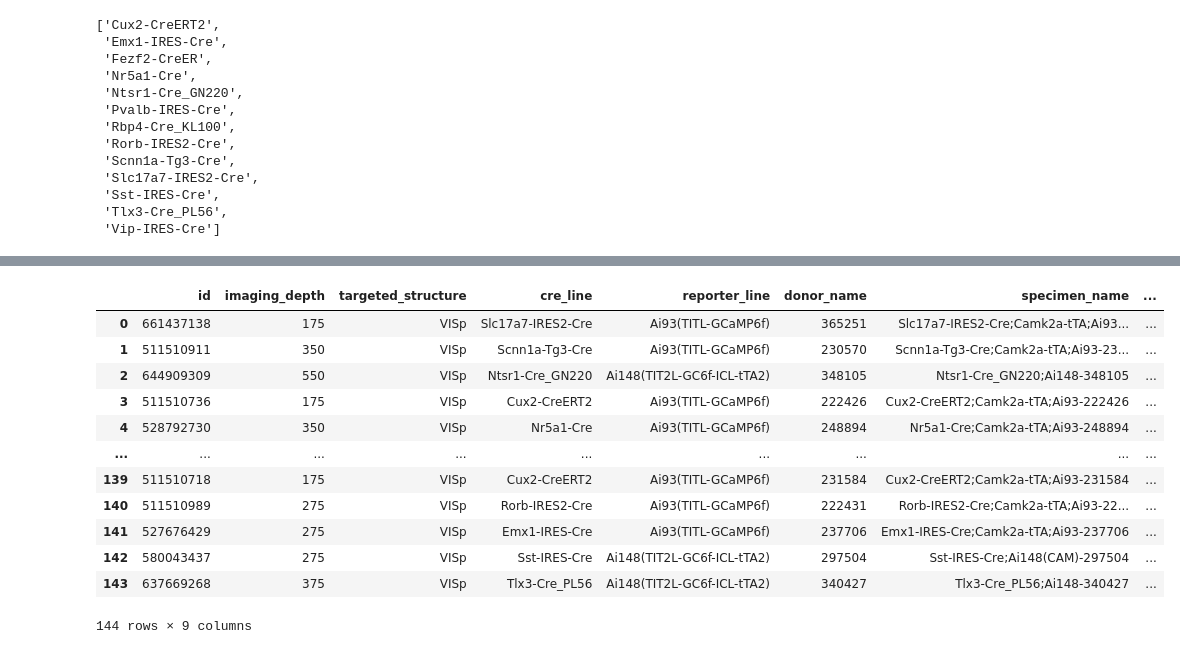
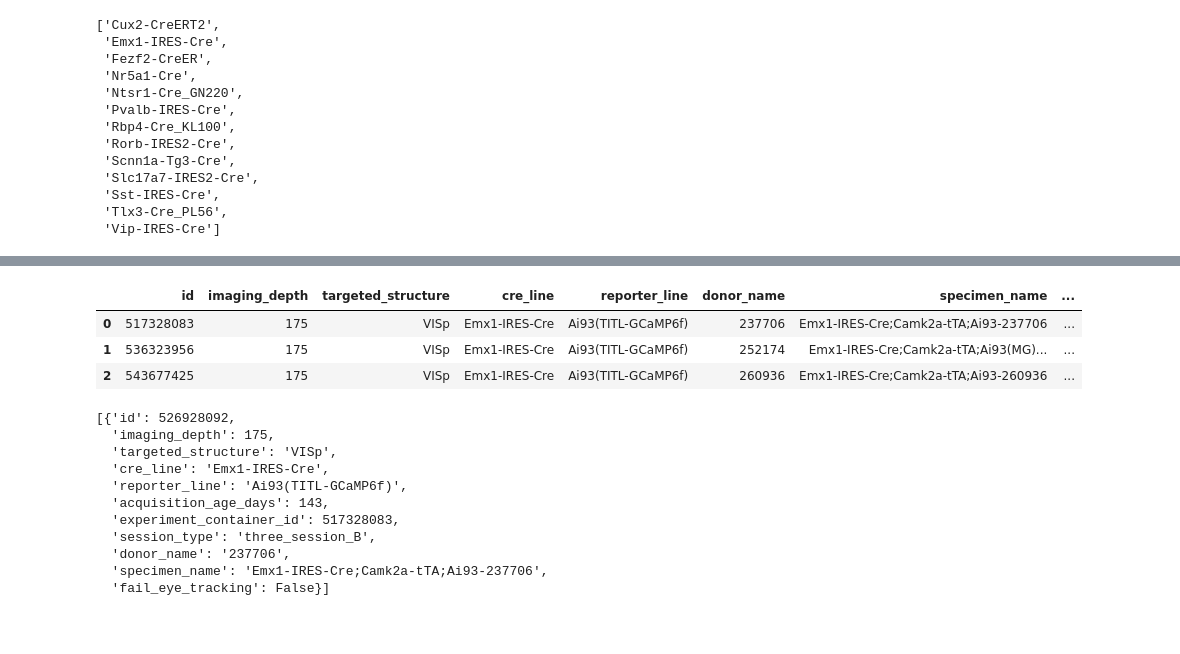
Before and after one commit to gabrieldrew/TReND-CaMinA-Project, a Jupyter notebook: code/dimensionality.ipynb, the cells around one changed output, grey strips where cells are left out. Drawn from its saved outputs; the diff is of its cells as text; code cells hidden in the pictures; blank space fills up the shorter version.

```diff
--- a/code/dimensionality.ipynb
+++ b/code/dimensionality.ipynb
@@ -60,3 +83,6 @@ cre_lines
  'Sst-IRES-Cre',
  'Tlx3-Cre_PL56',
  'Vip-IRES-Cre']
+# %%
+imaging_depths = boc.get_all_imaging_depths()
+imaging_depths
@@ -63,2 +107,6 @@ cre_lines
+# %%
+visual_area = [areas[3]]
+cre_line = [cre_lines[1]]
+imaging_depth = imaging_depths[:7]
 # %%
 #create an empty dataframe with colums as areas and index as cre_lines
@@ -90,20 +127,9 @@ df
-# %%
-visual_area = areas[3]
 # %%
-exps = boc.get_experiment_containers(targeted_structures=[visual_area])
+exps = boc.get_experiment_containers(targeted_structures=visual_area,cre_lines=cre_line,imaging_depths=imaging_depth)
 pd.DataFrame(exps)
 # %% [output]
 |  | id | imaging_depth | targeted_structure | cre_line | reporter_line | donor_name | specimen_name | ... |
-| 0 | 661437138 | 175 | VISp | Slc17a7-IRES2-Cre | Ai93(TITL-GCaMP6f) | 365251 | Slc17a7-IRES2-Cre;Camk2a-tTA;Ai93... | ... |
-| 1 | 511510911 | 350 | VISp | Scnn1a-Tg3-Cre | Ai93(TITL-GCaMP6f) | 230570 | Scnn1a-Tg3-Cre;Camk2a-tTA;Ai93-23... | ... |
-| 2 | 644909309 | 550 | VISp | Ntsr1-Cre_GN220 | Ai148(TIT2L-GC6f-ICL-tTA2) | 348105 | Ntsr1-Cre_GN220;Ai148-348105 | ... |
-| 3 | 511510736 | 175 | VISp | Cux2-CreERT2 | Ai93(TITL-GCaMP6f) | 222426 | Cux2-CreERT2;Camk2a-tTA;Ai93-222426 | ... |
-| 4 | 528792730 | 350 | VISp | Nr5a1-Cre | Ai93(TITL-GCaMP6f) | 248894 | Nr5a1-Cre;Camk2a-tTA;Ai93-248894 | ... |
-| ... | ... | ... | ... | ... | ... | ... | ... | ... |
-| 139 | 511510718 | 175 | VISp | Cux2-CreERT2 | Ai93(TITL-GCaMP6f) | 231584 | Cux2-CreERT2;Camk2a-tTA;Ai93-231584 | ... |
-| 140 | 511510989 | 275 | VISp | Rorb-IRES2-Cre | Ai93(TITL-GCaMP6f) | 222431 | Rorb-IRES2-Cre;Camk2a-tTA;Ai93-22... | ... |
-| 141 | 527676429 | 275 | VISp | Emx1-IRES-Cre | Ai93(TITL-GCaMP6f) | 237706 | Emx1-IRES-Cre;Camk2a-tTA;Ai93-237706 | ... |
-| 142 | 580043437 | 275 | VISp | Sst-IRES-Cre | Ai148(TIT2L-GC6f-ICL-tTA2) | 297504 | Sst-IRES-Cre;Ai148(CAM)-297504 | ... |
-| 143 | 637669268 | 375 | VISp | Tlx3-Cre_PL56 | Ai148(TIT2L-GC6f-ICL-tTA2) | 340427 | Tlx3-Cre_PL56;Ai148-340427 | ... |
+| 0 | 517328083 | 175 | VISp | Emx1-IRES-Cre | Ai93(TITL-GCaMP6f) | 237706 | Emx1-IRES-Cre;Camk2a-tTA;Ai93-237706 | ... |
+| 1 | 536323956 | 175 | VISp | Emx1-IRES-Cre | Ai93(TITL-GCaMP6f) | 252174 | Emx1-IRES-Cre;Camk2a-tTA;Ai93(MG)... | ... |
+| 2 | 543677425 | 175 | VISp | Emx1-IRES-Cre | Ai93(TITL-GCaMP6f) | 260936 | Emx1-IRES-Cre;Camk2a-tTA;Ai93-260936 | ... |
-144 rows × 9 columns
 # %%
@@ -111,5 +137,18 @@ experiment_container_ids = [exps[120]['id']]
 # %%
 sessions = boc.get_ophys_experiments(experiment_container_ids=experiment_container_ids, stimuli=['natural_scenes'])
+sessions
+# %% [output]
+[{'id': 526928092,
+  'imaging_depth': 175,
+  'targeted_structure': 'VISp',
+  'cre_line': 'Emx1-IRES-Cre',
+  'reporter_line': 'Ai93(TITL-GCaMP6f)',
+  'acquisition_age_days': 143,
+  'experiment_container_id': 517328083,
+  'session_type': 'three_session_B',
+  'donor_name': '237706',
+  'specimen_name': 'Emx1-IRES-Cre;Camk2a-tTA;Ai93-237706',
+  'fail_eye_tracking': False}]
 # %%
 session_id = sessions[0]['id']
 session_id
```
Also changed, not shown: parts of 44 cells of this notebook.
